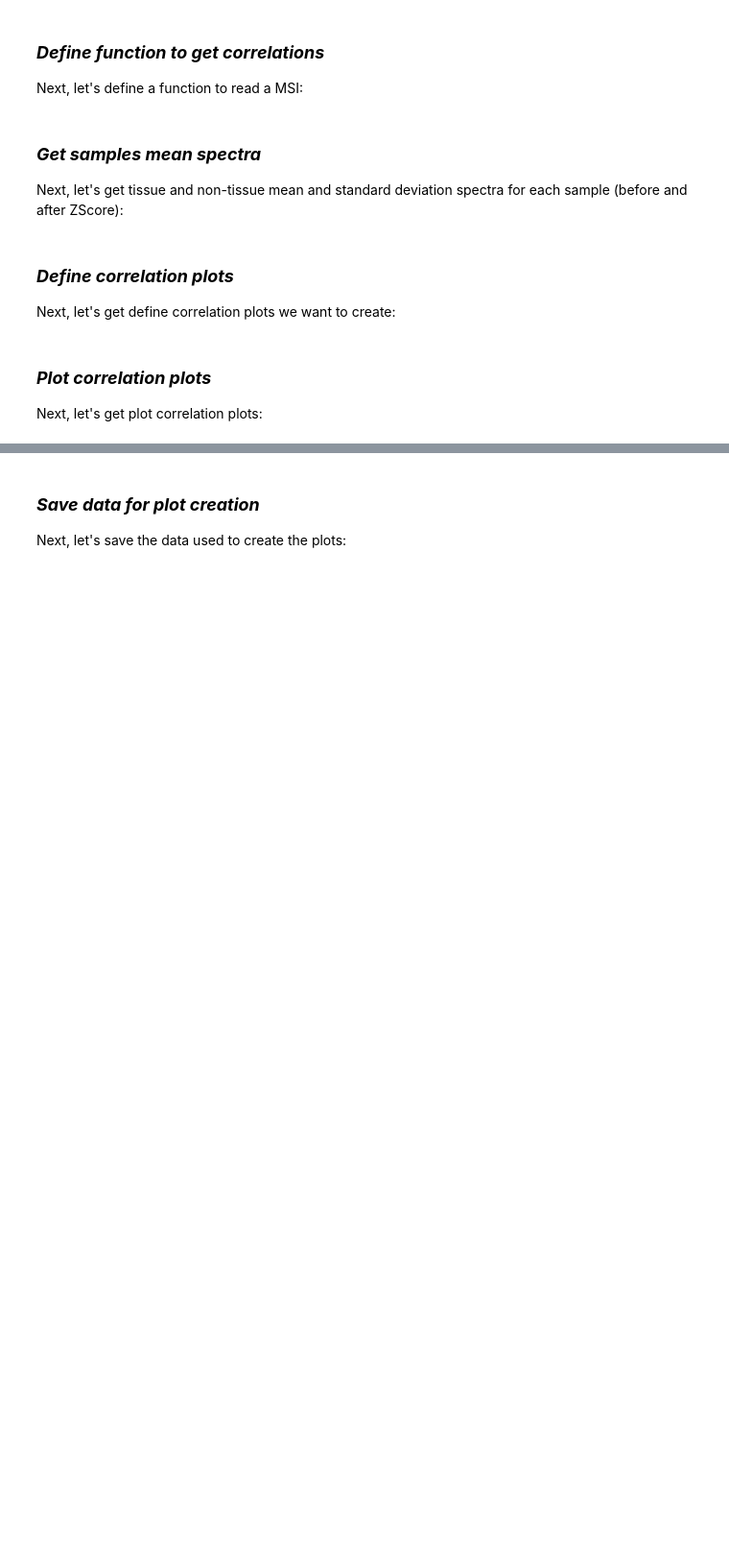
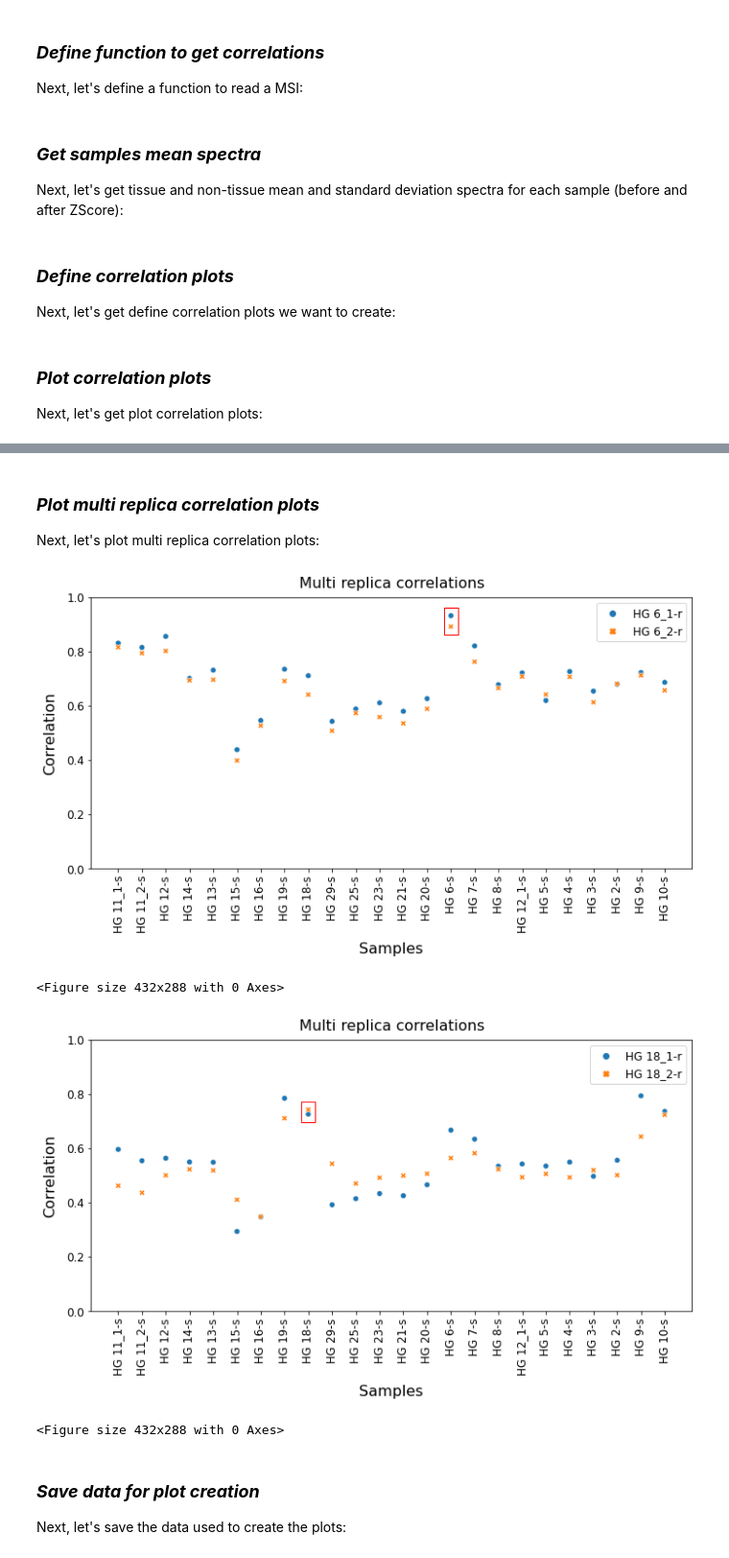
Before and after one commit to zaritskylab/SLGC-tissue-similarity-and-grading, a Jupyter notebook: nnbiopsy/desi_human_glioma/(2) Correlations.ipynb, the cells around one changed output, grey strips where cells are left out. Shown at 96% size. Drawn from its saved outputs; the diff is of its cells as text; code cells hidden in the pictures; blank space fills up the shorter version.

Commit message:
Fix correlations

```diff
--- a/nnbiopsy/desi_human_glioma/(2) Correlations.ipynb
+++ b/nnbiopsy/desi_human_glioma/(2) Correlations.ipynb
@@ -364,5 +376,75 @@ for combination in combinations:
 <Figure size 432x288 with 0 Axes>
 ... (24 outputs left out)
+# %% [markdown]
+### ***Plot multi replica correlation plots***
+
+Next, let's plot multi replica correlation plots:
+# %%
+# Define default font size
+plt.rcParams.update({'font.size': 12})
+
+# Set sample numbers with multiple replicas
+multi_replica_samples = [6, 18]
+
+# Plot correlations
+for combination in [("section", "replica", "z-score-tissue", "z-score-tissue")]:
+  # Get combination values
+  sample_y_type, sample_x_type, spectra_y_type, spectra_x_type = combination
+
+  # Get correlation plot objects
+  i_keys, j_keys, i_vals, j_vals = [plot_params_map[i] for i in combination]
+
+  # Get correlation matrix
+  corr_df = corr(i_keys, j_keys, i_vals, j_vals, corr_type=CORR_TYPE)
+
+  # Check sample types are not the same
+  if sample_y_type != sample_x_type:
+    # Loop over samples with multiple replicas
+    for sample in multi_replica_samples:
+      # Set section and replicas
+      section = f"HG {sample}-s"
+      replica_1 = f"HG {sample}_1-r"
+      replica_2 = f"HG {sample}_2-r"
+
+      # Create figure
+      fig, axes = plt.subplots(1, figsize=(10, 6))
+
+      # Create scatter plot
+      ax = sns.scatterplot(data=corr_df.loc[:, [replica_1, replica_2]], ax=axes)
+
+      # Set plot params
+      ax.set_ylim(0, 1)
+      ax.tick_params('x', labelrotation=90)
+      ax.set_title(f"Multi replica correlations", pad=10, fontsize=16)
+      ax.set_ylabel(f"Correlation", labelpad=10, fontsize=16)
+      ax.set_xlabel(f"Samples", labelpad=10, fontsize=16)
+      ax.legend(title="")
+
+      # Add square above the corresponding replicas
+      replica_1_corr = corr_df.loc[section, replica_1]
+      replica_2_corr = corr_df.loc[section, replica_2]
+      x = np.where(corr_df.index == section)[0][0] - 0.3
+      y = np.min([replica_1_corr, replica_2_corr]) - 0.03
+      span = np.max([replica_1_corr, replica_2_corr]) - y + 0.03
+      ax.add_patch(
+          Rectangle((x, y), 0.6, span, fill=False, edgecolor="red", lw=1)
+      )
+
+      # Show plot
+      plt.tight_layout()
+      plt.savefig(
+          (
+              f"{PLOTS_PATH}/{sample_y_type}_{sample_x_type}_"
+              f"{spectra_y_type}_{spectra_x_type}_{sample}_multi_replica.png"
+          ), transparent=True
+      )
+      plt.show()
+      plt.clf()
+# %% [output]
+[figure, added]
+<Figure size 432x288 with 0 Axes>
+[figure, added]
+<Figure size 432x288 with 0 Axes>
 # %% [markdown]
 ### ***Save data for plot creation***
 
```
Also changed, not shown: parts of 7 cells of this notebook.
